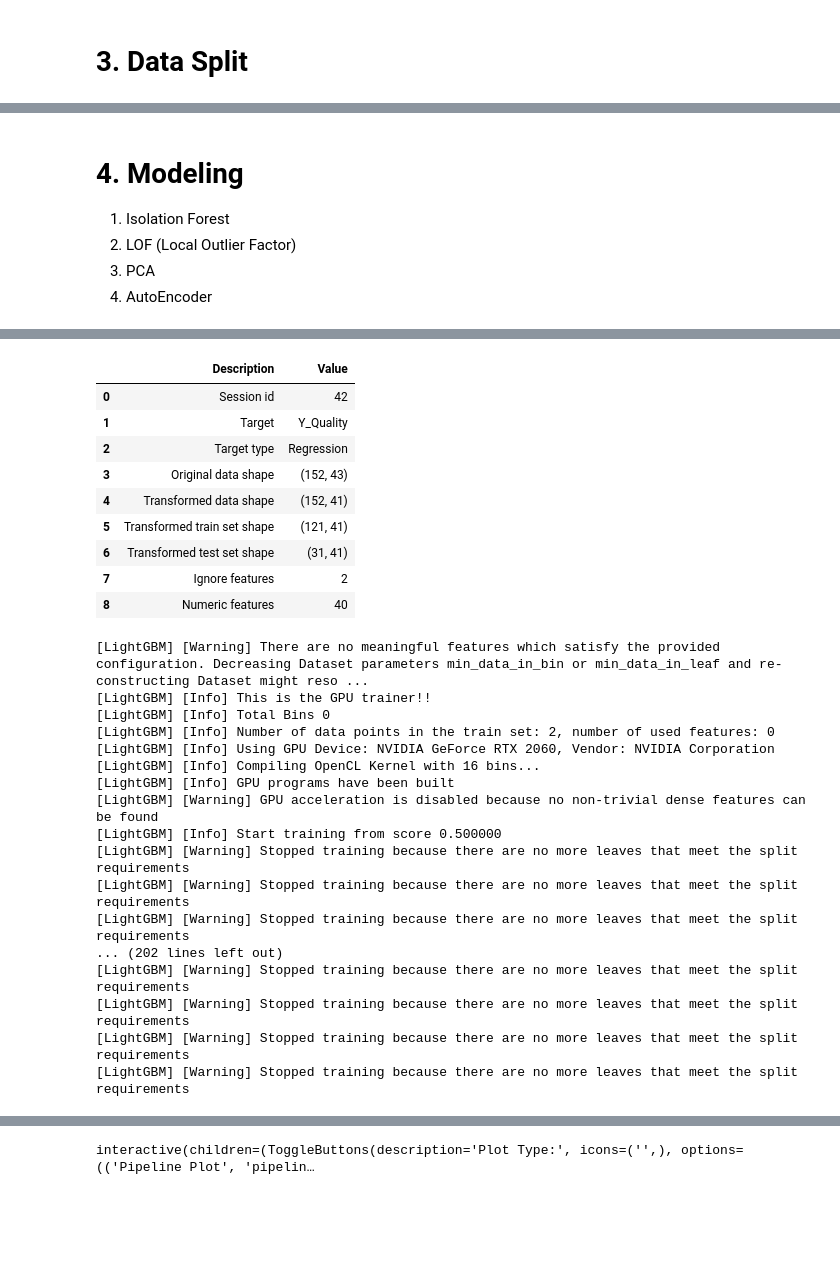
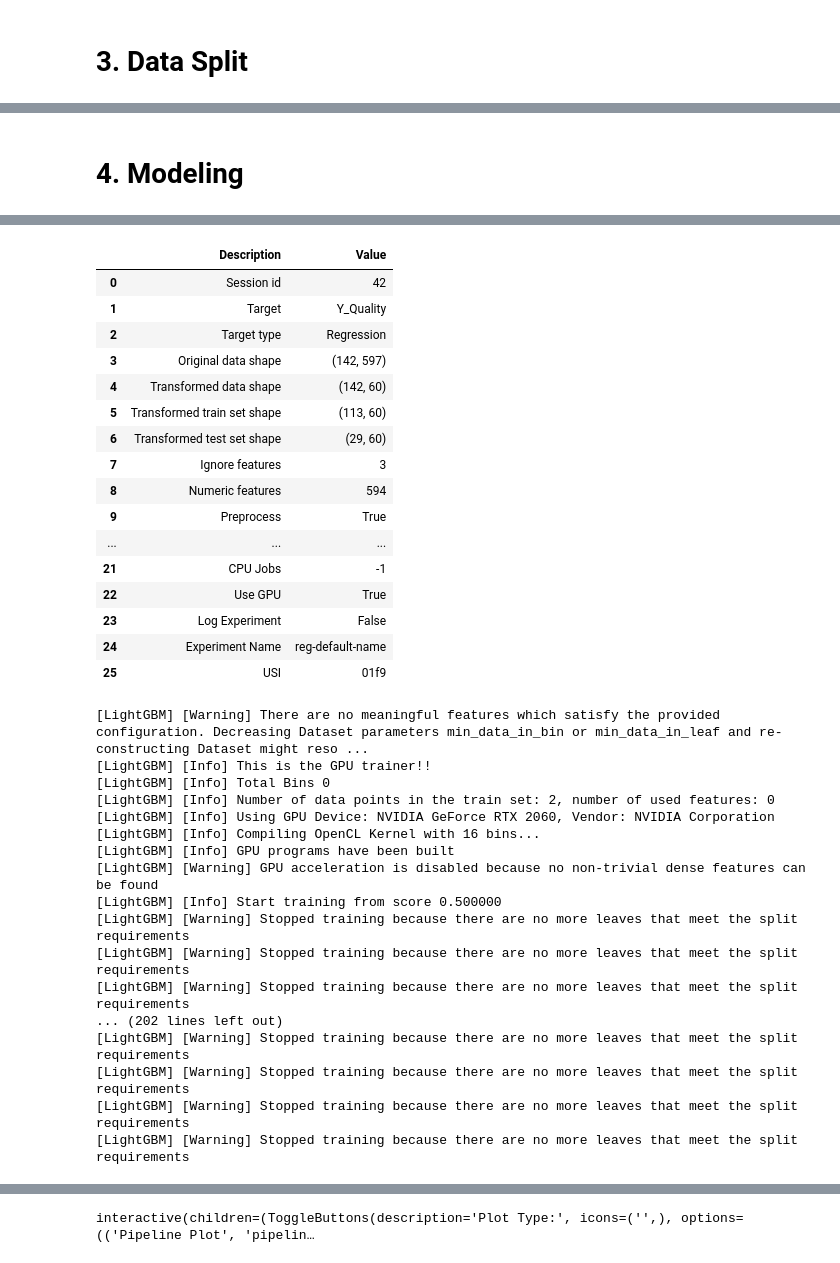
Before and after one commit to LGAimers/AI-PTA, a Jupyter notebook: dolphin/regression_A.ipynb, the cells around one changed output, grey strips where cells are left out. Drawn from its saved outputs; the diff is of its cells as text; code cells hidden in the pictures; blank space fills up the shorter version.

```diff
--- a/dolphin/regression_A.ipynb
+++ b/dolphin/regression_A.ipynb
@@ -169,7 +141,8 @@ processed_data
 # %%
-# 4. Regularization
+# 4. Regularization -> robust scaler
 rs = RobustScaler()
 ss = StandardScaler()
 
-processed_data.iloc[:, 4:] = rs.fit_transform(processed_data.iloc[:, 4:])
-processed_data
+for i, data in enumerate(processed_dataset):
+    data.iloc[:, 4:] = rs.fit_transform(data.iloc[:, 4:])
+    processed_dataset[i] = data
@@ -190,11 +149,11 @@ processed_data
 # %%
 # 5. Label Encoding
-cat_cols = ['PRODUCT_CODE', 'LINE']
+le = LabelEncoder()
+le.fit(original['LINE'])
+print(le.classes_)
 
-for col in cat_cols:
-    le = LabelEncoder()
-    processed_data[col] = le.fit_transform(processed_data[col])
-    print(le.classes_)
-
-processed_data.head()
+for i, data in enumerate(processed_dataset):
+    data['LINE'] = le.transform(data['LINE'])
+    data['PRODUCT_CODE'] = data['PRODUCT_CODE'].replace({'A_31': 0})
+    processed_dataset[i] = data
 # %% [output]
@@ -302,7 +181,2 @@ train_X
 # %% [markdown]
 # 4. Modeling
-
-1. Isolation Forest
-2. LOF (Local Outlier Factor)
-3. PCA
-4. AutoEncoder
@@ -312,25 +183,20 @@ from time import time
 # %%
+from pycaret.regression import *
+from time import time
+
 # Setup Environment
-cat_cols = ['LINE', 'PRODUCT_CODE']
+cat_cols = ['LINE', 'PRODUCT_CODE', 'Y_Class']
 FOLD = 5
 
 reg = setup(data = input_data,
             train_size = 0.8,
-            # test_data = test,
             target = 'Y_Quality',
             ignore_features = cat_cols,
-            preprocess = False,  # default True
-#            categorical_features = cat_cols,
-#            fold_strategy = 'stratifiedkfold', # default
-            #numeric_features = num_cols,
-            #ordinal_features = ord_dict,
-            #high_cardinality_features = ['religion'],
-            #high_cardinality_method = 'frequency',
-            #handle_unknown_categorical = True,
-            #normalize = True,
-            #normalize_method = 'zscore',
-            #feature_selection = True,
-            #imputation_type='iterative',
+#            preprocess = True,  # default True
+            remove_multicollinearity = True,
+            multicollinearity_threshold = 0.9,
+            feature_selection = True,
+            n_features_to_select = 0.1,
             fold=FOLD, # defualt 10
             fold_shuffle=True,
             use_gpu = True,
@@ -356,13 +222,20 @@ reg = setup(data = input_data,
 |  | Description | Value |
 | 0 | Session id | 42 |
 | 1 | Target | Y_Quality |
 | 2 | Target type | Regression |
-| 3 | Original data shape | (152, 43) |
-| 4 | Transformed data shape | (152, 41) |
-| 5 | Transformed train set shape | (121, 41) |
-| 6 | Transformed test set shape | (31, 41) |
-| 7 | Ignore features | 2 |
-| 8 | Numeric features | 40 |
+| 3 | Original data shape | (142, 597) |
+| 4 | Transformed data shape | (142, 60) |
+| 5 | Transformed train set shape | (113, 60) |
+| 6 | Transformed test set shape | (29, 60) |
+| 7 | Ignore features | 3 |
+| 8 | Numeric features | 594 |
+| 9 | Preprocess | True |
+| ... | ... | ... |
+| 21 | CPU Jobs | -1 |
+| 22 | Use GPU | True |
+| 23 | Log Experiment | False |
+| 24 | Experiment Name | reg-default-name |
+| 25 | USI | 01f9 |
 [LightGBM] [Warning] There are no meaningful features which satisfy the provided configuration. Decreasing Dataset parameters min_data_in_bin or min_data_in_leaf and re-constructing Dataset might reso ...
 [LightGBM] [Info] This is the GPU trainer!!
 [LightGBM] [Info] Total Bins 0
```
Also changed, not shown: parts of 23 cells of this notebook, 2 other files.
